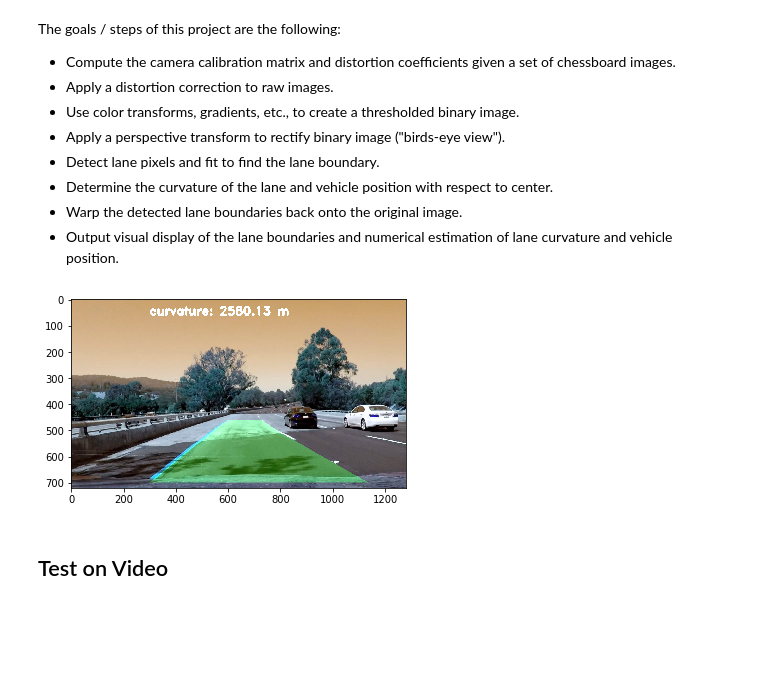
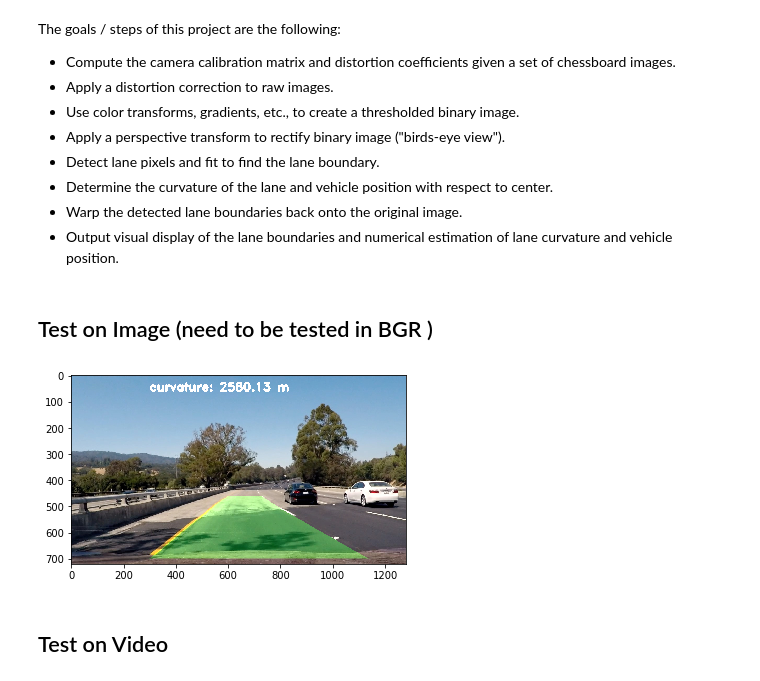
Before and after one commit to demigecko/CarND-Advanced-Lane-Lines, a Jupyter notebook: Invincible_final-Hsin-Ying.ipynb, the cells around one changed output. Saved outputs shown, nothing was run; the diff lists cells and outputs as text; code cells hidden in the pictures; blank space fills up the shorter version.

```diff
--- a/Invincible_final-Hsin-Ying.ipynb
+++ b/Invincible_final-Hsin-Ying.ipynb
@@ -181,7 +181,7 @@ def pipeline(img):
     global prev_left_fit
     global prev_rightx_fit
     t=60
-    img = cv2.cvtColor(img,cv2.COLOR_RGB2BGR)
+    #img = cv2.cvtColor(img,cv2.COLOR_RGB2BGR) # need to commnet this one when you run images
 
     objpoints, imgpoints = camera_calibration(link='camera_cal/calibration*.jpg');
     src = np.float32(
@@ -218,14 +218,21 @@ def pipeline(img):
     annotation(img_lane, combo, leftx, rightx, ploty, left_fit, right_fit)
         #return img_lane
     return plt.imshow(img_lane)
-# %%
-test_img_list= os.listdir("test_images/")
-img_name = test_img_list[2]
-img = cv2.imread("test_images/" + img_name)
-pipeline(img)
-plt.show()
-# %% [output]
-[figure, removed]
+# %% [markdown]
+## Test on Image (need to be tested in BGR )
+# %%
+#need to commenct this on in pipiline
+#img = cv2.cvtColor(img,cv2.COLOR_RGB2BGR) # need to commnet this one when you run images
+
+left_fit = np.array([ 2.13935315e-04, -3.77507980e-01,  4.76902175e+02])
+right_fit = np.array([4.17622148e-04, -4.93848953e-01,  1.11806170e+03])
+test_img_list= os.listdir("test_images/")
+img_name = test_img_list[2]
+img = cv2.imread("test_images/" + img_name)
+pipeline(img)
+plt.show()
+# %% [output]
+[figure, added]
 # %%
 test_img_list= os.listdir("test_images/")
 for i in range(0,len(test_img_list)):
```
Also changed, not shown: parts of 2 cells of this notebook.
